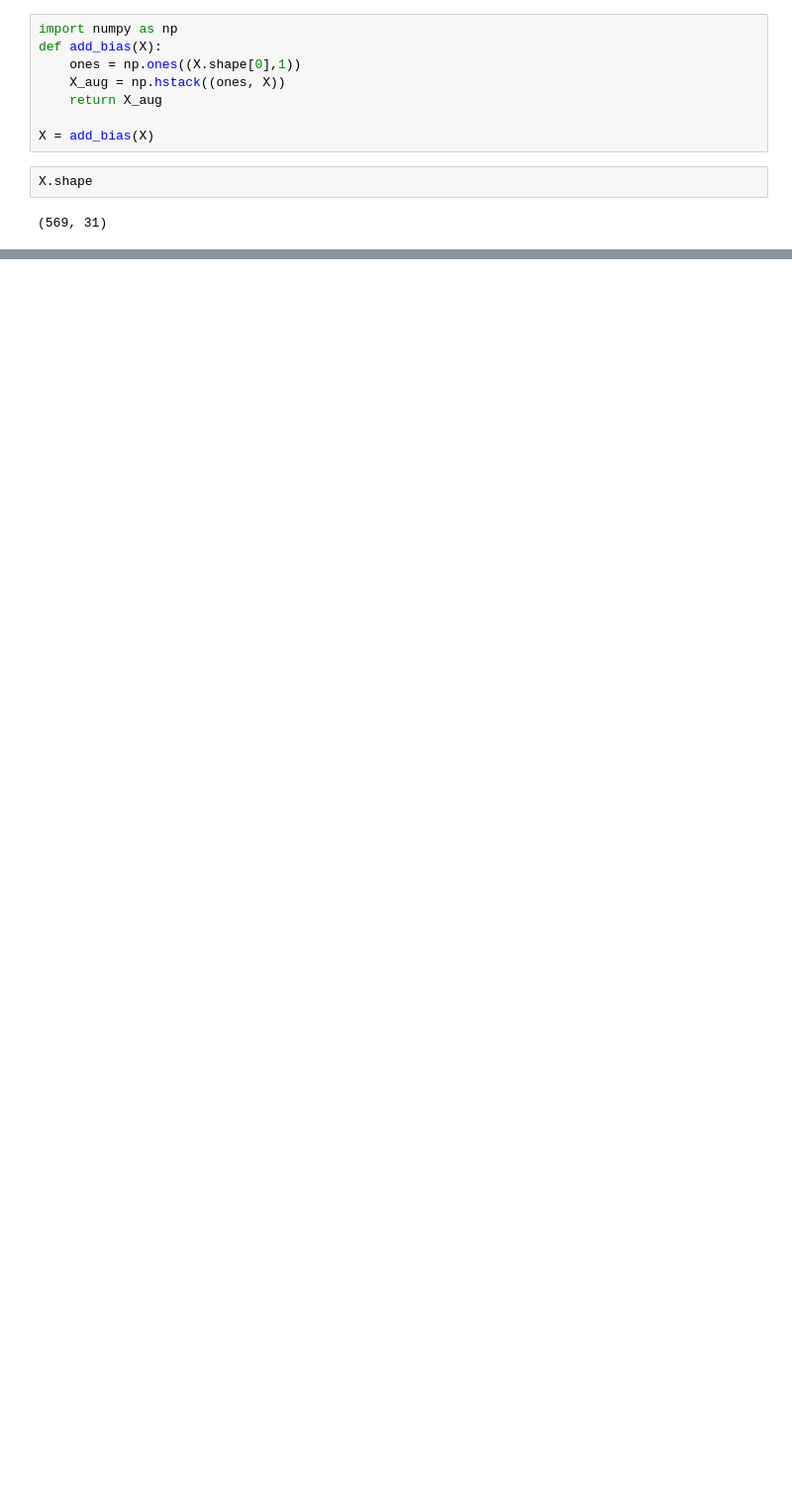
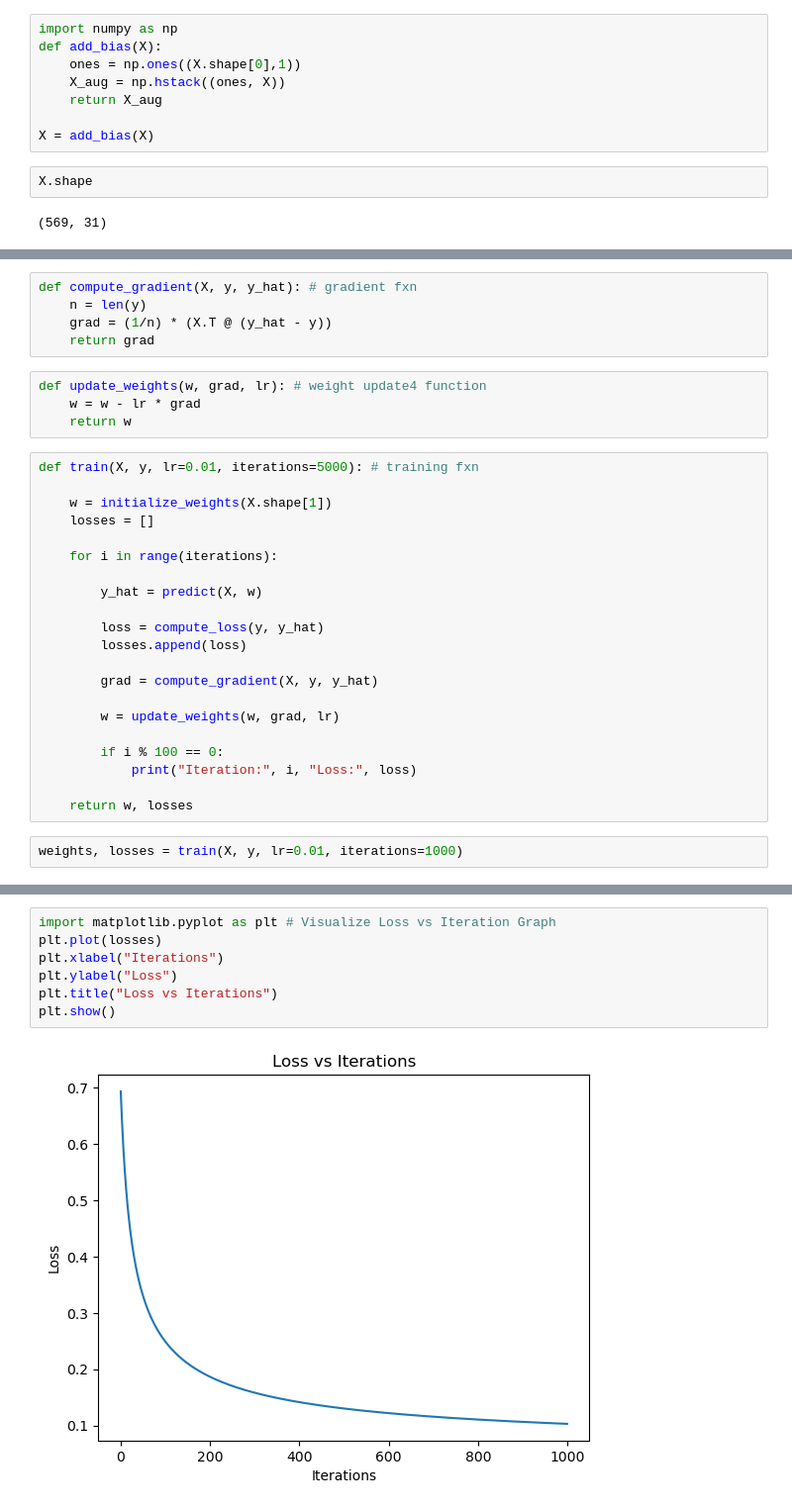
Before and after one commit to Ayushgupta2005/pattern-visual-ml-lab, a Jupyter notebook: Logistic_Regression/Logistic_Regression.ipynb, the cells around one changed output, grey strips where cells are left out. Shown at 99% size. Saved outputs shown, nothing was run; the diff lists cells and outputs as text; blank space fills up the shorter version.

```diff
--- a/Logistic_Regression/Logistic_Regression.ipynb
+++ b/Logistic_Regression/Logistic_Regression.ipynb
@@ -72,0 +105,32 @@ X.shape
+# %%
+def compute_gradient(X, y, y_hat): # gradient fxn
+    n = len(y)
+    grad = (1/n) * (X.T @ (y_hat - y))
+    return grad
+# %%
+def update_weights(w, grad, lr): # weight update4 function
+    w = w - lr * grad
+    return w
+# %%
+def train(X, y, lr=0.01, iterations=5000): # training fxn
+
+    w = initialize_weights(X.shape[1])
+    losses = []
+
+    for i in range(iterations):
+
+        y_hat = predict(X, w)
+
+        loss = compute_loss(y, y_hat)
+        losses.append(loss)
+
+        grad = compute_gradient(X, y, y_hat)
+
+        w = update_weights(w, grad, lr)
+
+        if i % 100 == 0:
+            print("Iteration:", i, "Loss:", loss)
+
+    return w, losses
+# %%
+weights, losses = train(X, y, lr=0.01, iterations=1000)
@@ -72,0 +148,9 @@ X.shape
+# %%
+import matplotlib.pyplot as plt # Visualize Loss vs Iteration Graph
+plt.plot(losses)
+plt.xlabel("Iterations")
+plt.ylabel("Loss")
+plt.title("Loss vs Iterations")
+plt.show()
+# %% [output]
+[figure, added]
```
Also changed, not shown: parts of 19 cells of this notebook.
